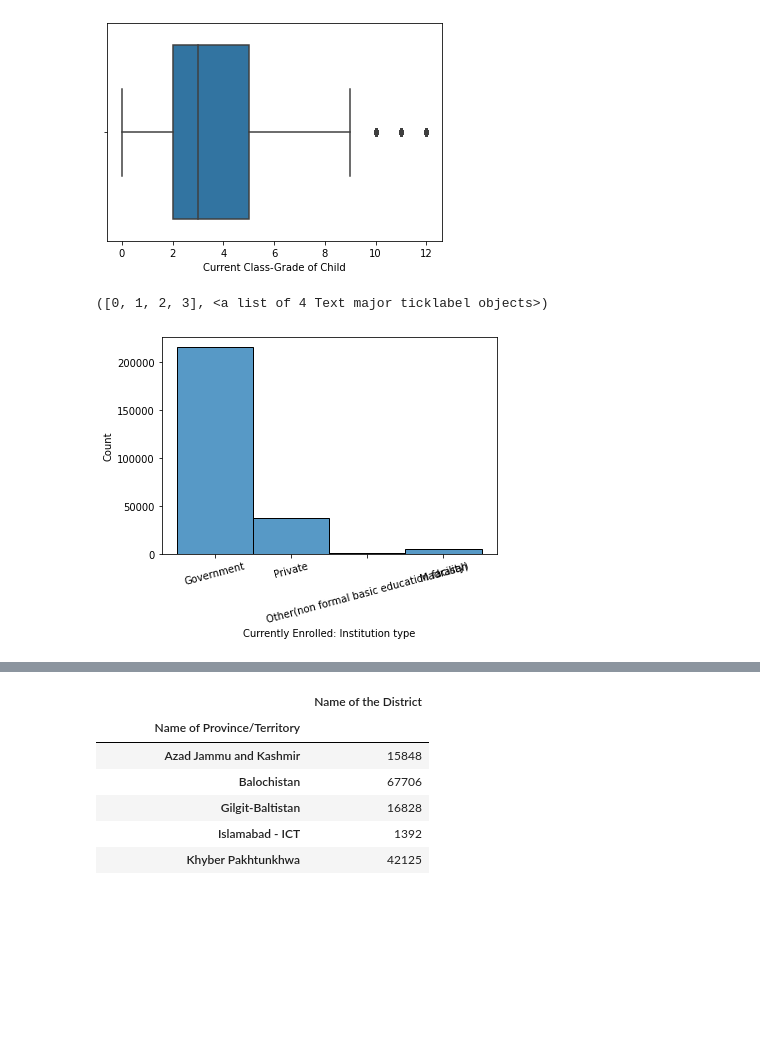
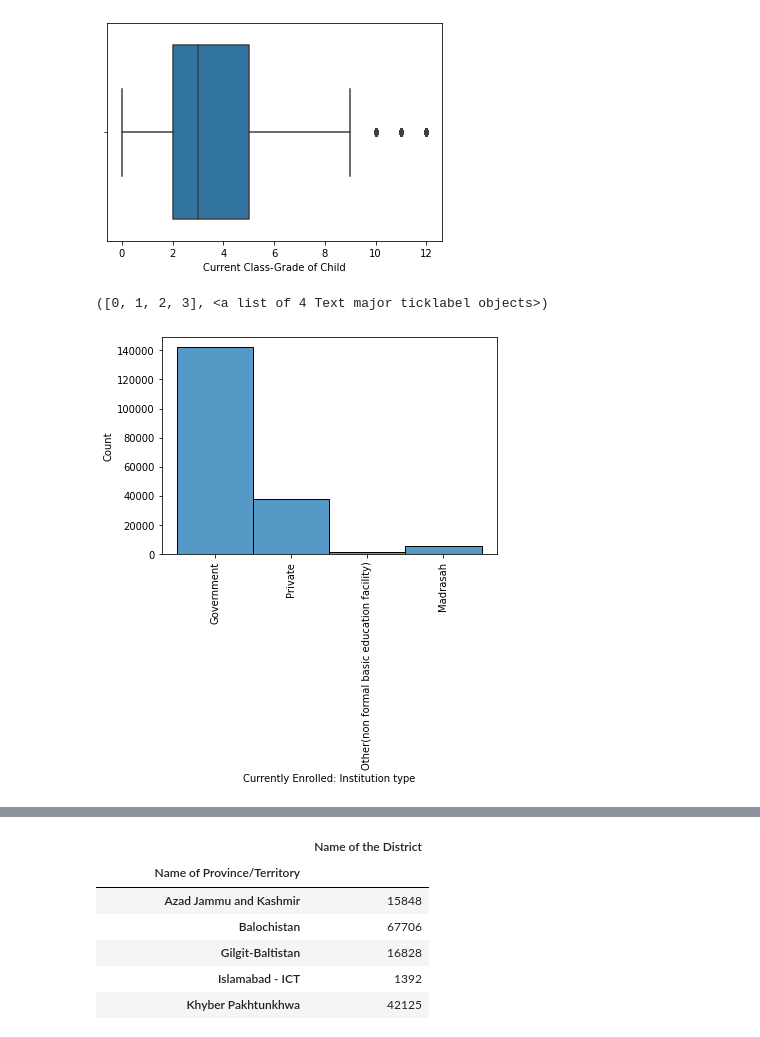
Before and after one commit to AliShujjat/DropOutRatesInPakistan, a Jupyter notebook: EDA.ipynb, the cells around one changed output, grey strips where cells are left out. Saved outputs shown, nothing was run; the diff lists cells and outputs as text; code cells hidden in the pictures; blank space fills up the shorter version.

```diff
--- a/EDA.ipynb
+++ b/EDA.ipynb
@@ -226,13 +233,14 @@ sns.boxplot(plt['Current Class-Grade of Child'])
 <matplotlib.axes._subplots.AxesSubplot at 0x...>
 [figure]
 # %%
+import matplotlib.pyplot as plt
+
 #What type of instituions were visited
-plt = data[data['Edu status'] == 'Currently Enrolled']
-fig, ax = pyplt.subplots()
+plt1 = data[data['Edu status'] == 'Currently Enrolled']
+fig, ax = plt.subplots()
 
-# the size of A4 paper
-sns.histplot(data=data['Currently Enrolled: Institution type'], ax=ax)
-pyplt.xticks(rotation=15)
+sns.histplot(data=plt1['Currently Enrolled: Institution type'], ax=ax)
+plt.xticks(rotation=90)
 # %% [output]
 ([0, 1, 2, 3], <a list of 4 Text major ticklabel objects>)
-[figure, old version]
+[figure, new version]
```
Also changed, not shown: parts of 49 cells of this notebook.
